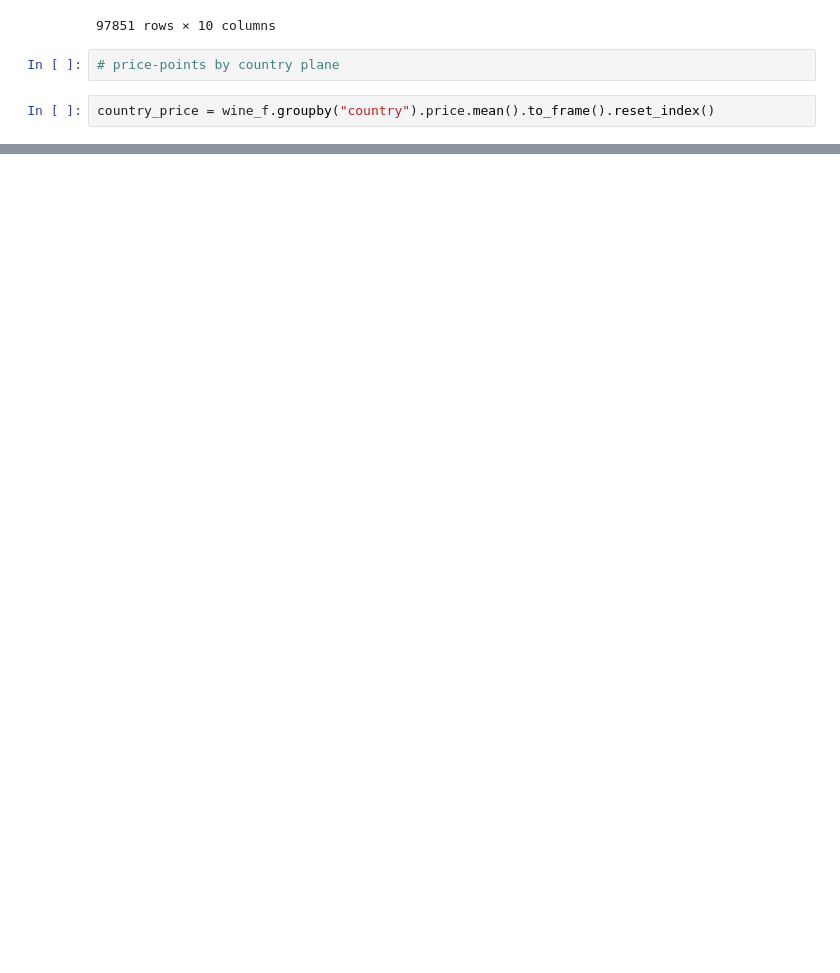
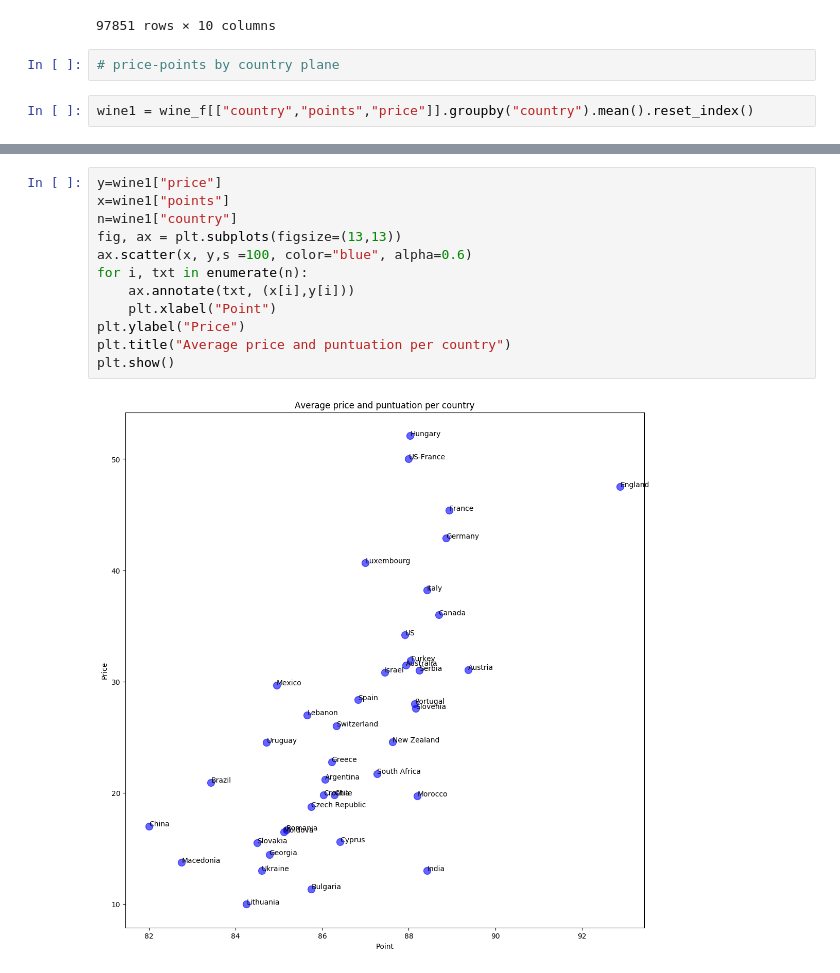
Before and after one commit to pavlafuxova/TFM, a Jupyter notebook: ranking_varieties.ipynb, the cells around one changed output, grey strips where cells are left out. Drawn from its saved outputs; the diff is of its cells as text; blank space fills up the shorter version.

Commit message:
putting names of countries in scatterplot

```diff
--- a/ranking_varieties.ipynb
+++ b/ranking_varieties.ipynb
@@ -292,4 +292,4 @@ wine
 # %%
 # price-points by country plane
 # %%
-country_price = wine_f.groupby("country").price.mean().to_frame().reset_index()
+wine1 = wine_f[["country","points","price"]].groupby("country").mean().reset_index()
@@ -306,0 +305,14 @@ plt.show()
+# %%
+y=wine1["price"]
+x=wine1["points"]
+n=wine1["country"]
+fig, ax = plt.subplots(figsize=(13,13))
+ax.scatter(x, y,s =100, color="blue", alpha=0.6)
+for i, txt in enumerate(n):
+    ax.annotate(txt, (x[i],y[i]))
+    plt.xlabel("Point")
+plt.ylabel("Price")
+plt.title("Average price and puntuation per country")
+plt.show()
+# %% [output]
+[figure, added]
```
Also changed, not shown: parts of 3 cells of this notebook.
